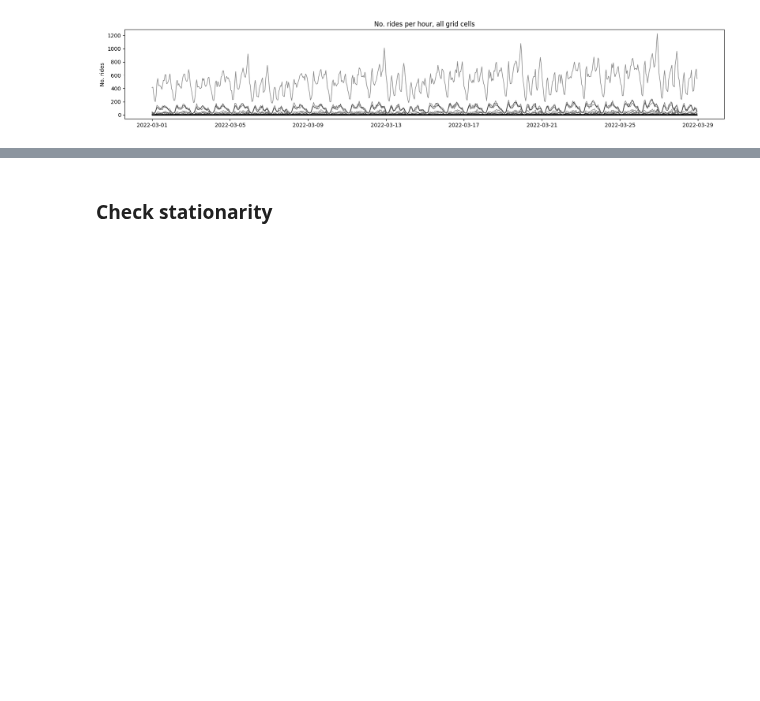
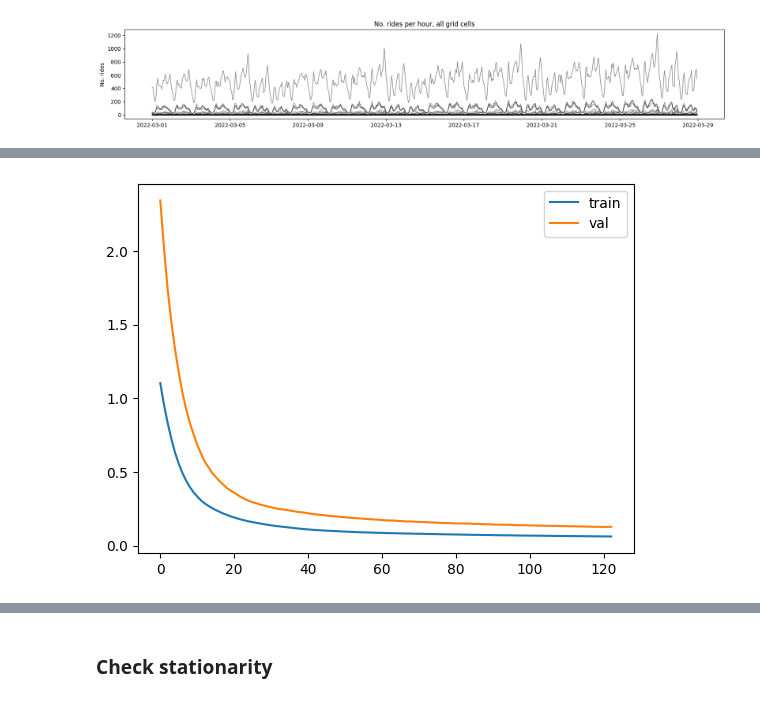
Before and after one commit to robetatis/study_notes_ml, a Jupyter notebook: demand.ipynb, the cells around one changed output, grey strips where cells are left out. Drawn from its saved outputs; the diff is of its cells as text; code cells hidden in the pictures; blank space fills up the shorter version.

```diff
--- a/demand.ipynb
+++ b/demand.ipynb
@@ -126,0 +361,18 @@ add_time_components_to_gridded_data(gridded_data)
+# %%
+CONV_WIDTH = 24
+LABEL_WIDTH = 1
+INPUT_WIDTH = LABEL_WIDTH + (CONV_WIDTH - 1)
+
+conv = tf.keras.Sequential([
+    tf.keras.layers.Conv1D(filters=5, kernel_size=(CONV_WIDTH,), activation='relu'),
+    tf.keras.layers.Dense(units=1),
+])
+
+w_conv = WindowGenerator(
+    input_width=INPUT_WIDTH, label_width=LABEL_WIDTH, offset=1,
+    train_df=train_df, val_df=val_df, test_df=test_df,
+    label_columns=['n_rides_total'])
+
+print(f'X shape = {w_conv.example[0].shape}')
+print(f'y_pred shape = {conv(w_conv.example[0]).shape}')
+print(f'y_obs shape = {w_conv.example[1].shape}')
@@ -126,0 +383,3 @@ add_time_components_to_gridded_data(gridded_data)
+# %%
+history, n_param_conv = compile_and_fit(conv, w_conv)
+n_param['conv1d'] = n_param_conv
@@ -126,0 +404,8 @@ add_time_components_to_gridded_data(gridded_data)
+# %%
+fig, ax = plt.subplots()
+ax.plot(history.history['loss'], label='train')
+ax.plot(history.history['val_loss'], label='val')
+ax.legend()
+plt.show()
+# %% [output]
+[figure, added]
```
Also changed, not shown: parts of 16 cells of this notebook, 2 other files.
